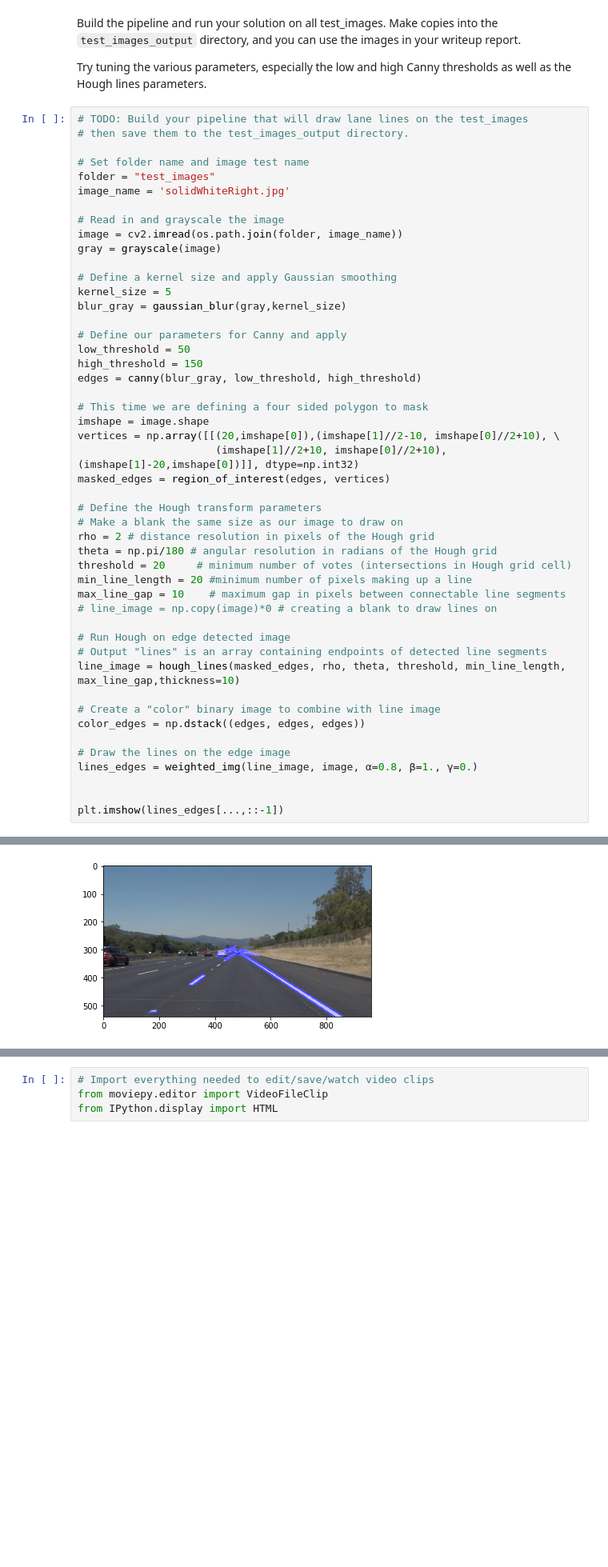
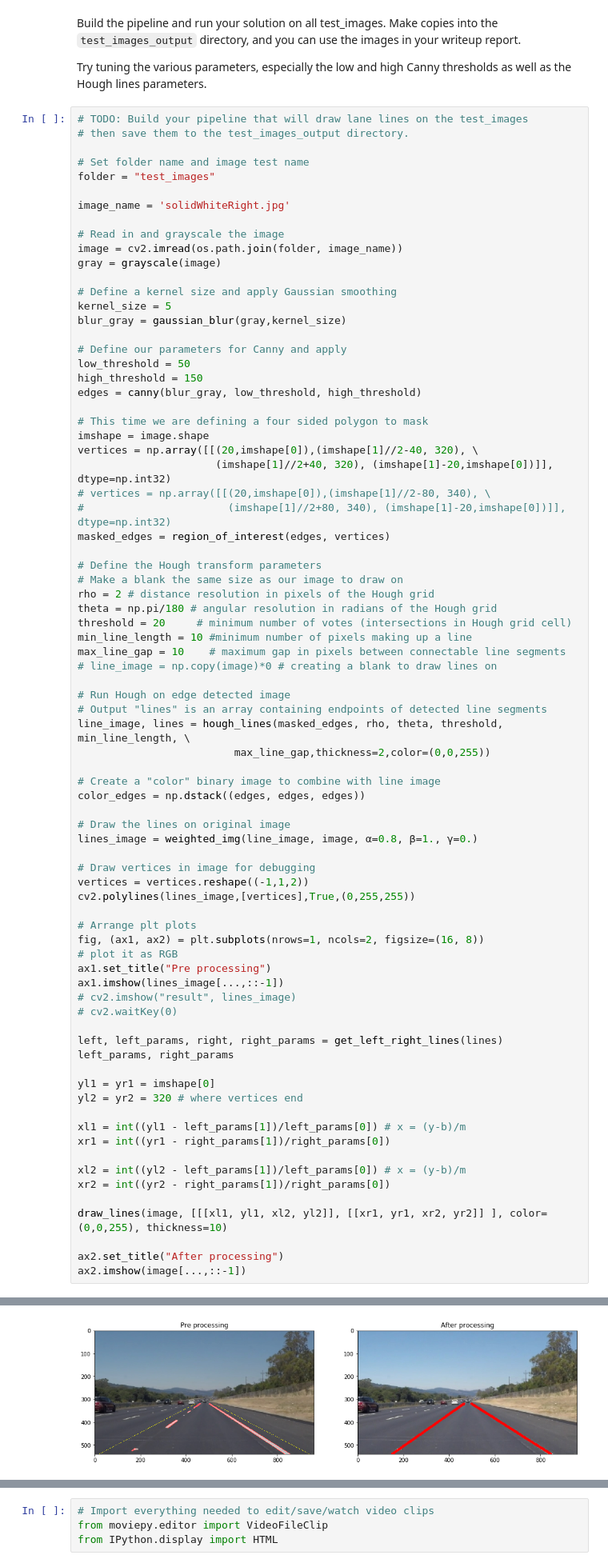
Before and after one commit to charlielito/CarND-LaneLines-P1, a Jupyter notebook: P1.ipynb, the cells around one changed output, grey strips where cells are left out. Shown at 80% size. Saved outputs shown, nothing was run; the diff lists cells and outputs as text; blank space fills up the shorter version.

```diff
--- a/P1.ipynb
+++ b/P1.ipynb
@@ -199,6 +241,7 @@ Try tuning the various parameters, especially the low and high Canny thresholds
 
 # Set folder name and image test name
 folder = "test_images"
+
 image_name = 'solidWhiteRight.jpg'
 
 # Read in and grayscale the image
@@ -209,38 +252,67 @@ gray = grayscale(image)
 kernel_size = 5
 blur_gray = gaussian_blur(gray,kernel_size)
 
 # Define our parameters for Canny and apply
 low_threshold = 50
 high_threshold = 150
 edges = canny(blur_gray, low_threshold, high_threshold)
 
 # This time we are defining a four sided polygon to mask
 imshape = image.shape
-vertices = np.array([[(20,imshape[0]),(imshape[1]//2-10, imshape[0]//2+10), \
-                      (imshape[1]//2+10, imshape[0]//2+10), (imshape[1]-20,imshape[0])]], dtype=np.int32)
+vertices = np.array([[(20,imshape[0]),(imshape[1]//2-40, 320), \
+                      (imshape[1]//2+40, 320), (imshape[1]-20,imshape[0])]], dtype=np.int32)
+# vertices = np.array([[(20,imshape[0]),(imshape[1]//2-80, 340), \
+#                       (imshape[1]//2+80, 340), (imshape[1]-20,imshape[0])]], dtype=np.int32)
 masked_edges = region_of_interest(edges, vertices)
 
 # Define the Hough transform parameters
 # Make a blank the same size as our image to draw on
 rho = 2 # distance resolution in pixels of the Hough grid
 theta = np.pi/180 # angular resolution in radians of the Hough grid
 threshold = 20     # minimum number of votes (intersections in Hough grid cell)
-min_line_length = 20 #minimum number of pixels making up a line
+min_line_length = 10 #minimum number of pixels making up a line
 max_line_gap = 10    # maximum gap in pixels between connectable line segments
 # line_image = np.copy(image)*0 # creating a blank to draw lines on
 
 # Run Hough on edge detected image
 # Output "lines" is an array containing endpoints of detected line segments
-line_image = hough_lines(masked_edges, rho, theta, threshold, min_line_length, max_line_gap,thickness=10)
+line_image, lines = hough_lines(masked_edges, rho, theta, threshold, min_line_length, \
+                         max_line_gap,thickness=2,color=(0,0,255))
 
 # Create a "color" binary image to combine with line image
 color_edges = np.dstack((edges, edges, edges))
 
-# Draw the lines on the edge image
-lines_edges = weighted_img(line_image, image, α=0.8, β=1., γ=0.)
+# Draw the lines on original image
+lines_image = weighted_img(line_image, image, α=0.8, β=1., γ=0.)
 
+# Draw vertices in image for debugging
+vertices = vertices.reshape((-1,1,2))
+cv2.polylines(lines_image,[vertices],True,(0,255,255))
 
-plt.imshow(lines_edges[...,::-1])
+# Arrange plt plots
+fig, (ax1, ax2) = plt.subplots(nrows=1, ncols=2, figsize=(16, 8))
+# plot it as RGB
+ax1.set_title("Pre processing")
+ax1.imshow(lines_image[...,::-1])
+# cv2.imshow("result", lines_image)
+# cv2.waitKey(0)
+
+left, left_params, right, right_params = get_left_right_lines(lines)
+left_params, right_params
+
+yl1 = yr1 = imshape[0]
+yl2 = yr2 = 320 # where vertices end
+
+xl1 = int((yl1 - left_params[1])/left_params[0]) # x = (y-b)/m
+xr1 = int((yr1 - right_params[1])/right_params[0])
+
+xl2 = int((yl2 - left_params[1])/left_params[0]) # x = (y-b)/m
+xr2 = int((yr2 - right_params[1])/right_params[0])
+
+draw_lines(image, [[[xl1, yl1, xl2, yl2]], [[xr1, yr1, xr2, yr2]] ], color=(0,0,255), thickness=10)
+
+ax2.set_title("After processing")
+ax2.imshow(image[...,::-1])
 # %% [output]
 <matplotlib.image.AxesImage at 0x...>
-[figure, old version]
+[figure, new version]
```
Also changed, not shown: parts of 3 cells of this notebook.
